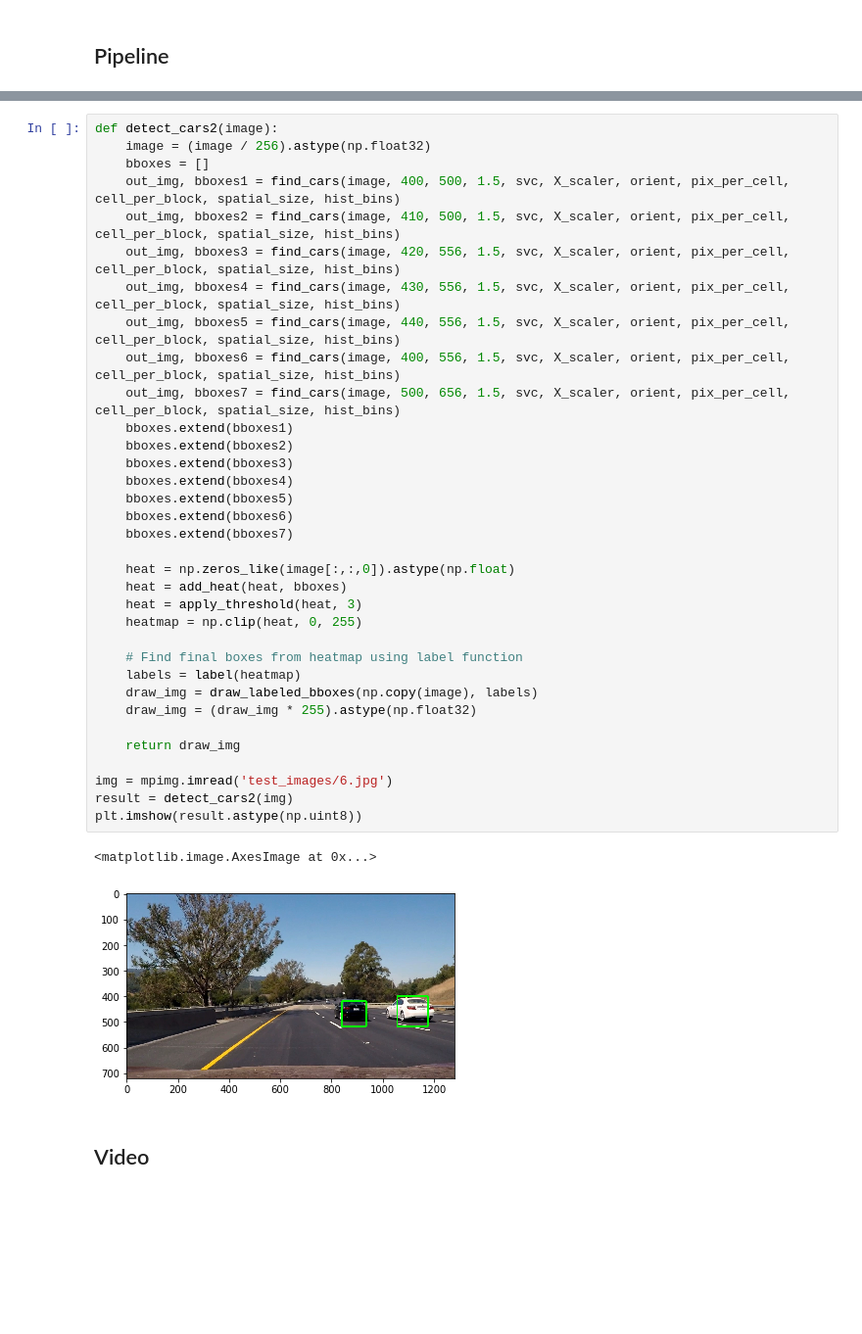
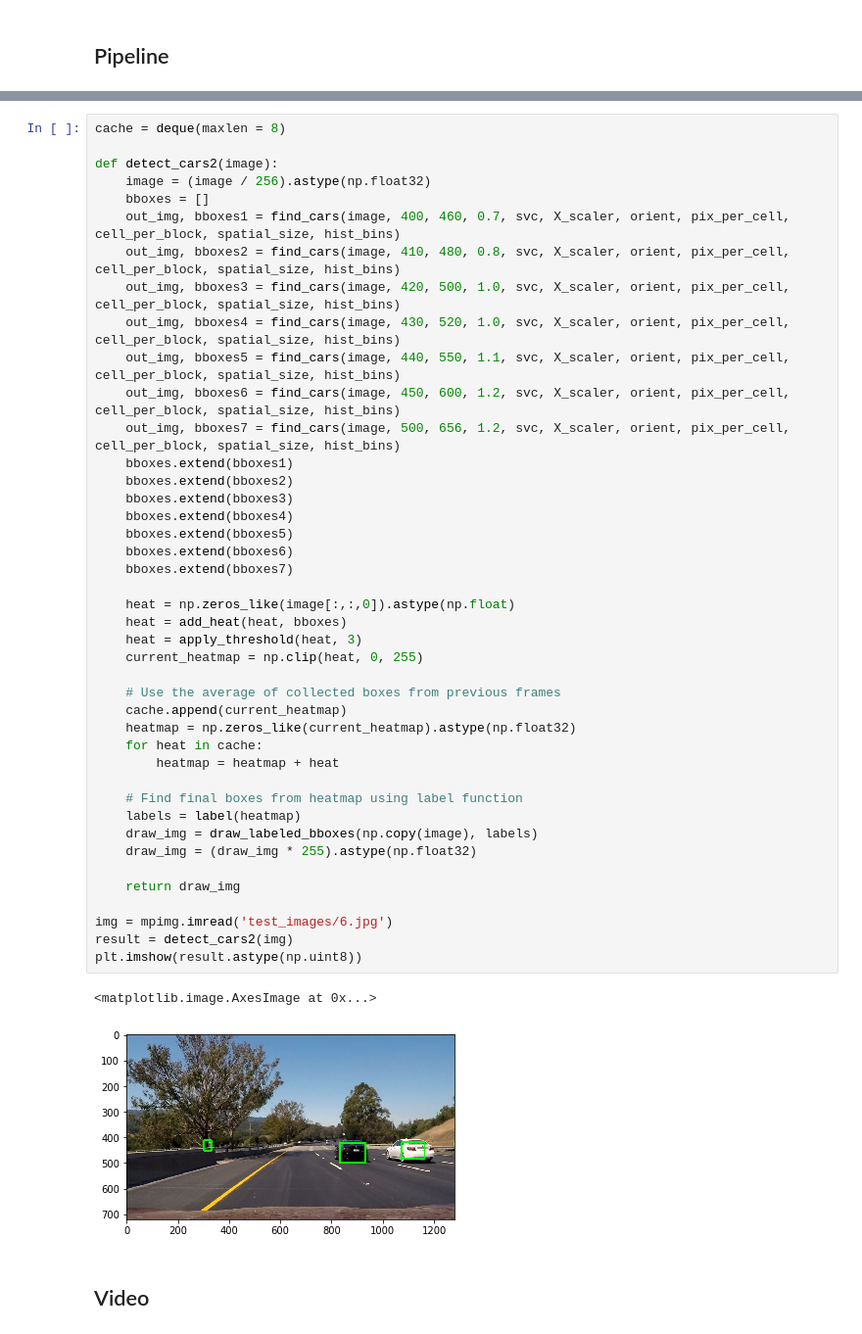
Before and after one commit to liferlisiqi/Vehicle-detection, a Jupyter notebook: Vehicle-Detection.ipynb, the cells around one changed output, grey strips where cells are left out. Shown at 98% size. Saved outputs shown, nothing was run; the diff lists cells and outputs as text; blank space fills up the shorter version.

```diff
--- a/Vehicle-Detection.ipynb
+++ b/Vehicle-Detection.ipynb
@@ -637,42 +640,50 @@ plt.imshow(result.astype(np.uint8))
 <matplotlib.image.AxesImage at 0x...>
 [figure]
 # %%
+cache = deque(maxlen = 8)
+
 def detect_cars2(image):
     image = (image / 256).astype(np.float32)
     bboxes = []
-    out_img, bboxes1 = find_cars(image, 400, 500, 1.5, svc, X_scaler, orient, pix_per_cell, cell_per_block, spatial_size, hist_bins)
-    out_img, bboxes2 = find_cars(image, 410, 500, 1.5, svc, X_scaler, orient, pix_per_cell, cell_per_block, spatial_size, hist_bins)
-    out_img, bboxes3 = find_cars(image, 420, 556, 1.5, svc, X_scaler, orient, pix_per_cell, cell_per_block, spatial_size, hist_bins)
-    out_img, bboxes4 = find_cars(image, 430, 556, 1.5, svc, X_scaler, orient, pix_per_cell, cell_per_block, spatial_size, hist_bins)
-    out_img, bboxes5 = find_cars(image, 440, 556, 1.5, svc, X_scaler, orient, pix_per_cell, cell_per_block, spatial_size, hist_bins)
-    out_img, bboxes6 = find_cars(image, 400, 556, 1.5, svc, X_scaler, orient, pix_per_cell, cell_per_block, spatial_size, hist_bins)
-    out_img, bboxes7 = find_cars(image, 500, 656, 1.5, svc, X_scaler, orient, pix_per_cell, cell_per_block, spatial_size, hist_bins)
+    out_img, bboxes1 = find_cars(image, 400, 460, 0.7, svc, X_scaler, orient, pix_per_cell, cell_per_block, spatial_size, hist_bins)
+    out_img, bboxes2 = find_cars(image, 410, 480, 0.8, svc, X_scaler, orient, pix_per_cell, cell_per_block, spatial_size, hist_bins)
+    out_img, bboxes3 = find_cars(image, 420, 500, 1.0, svc, X_scaler, orient, pix_per_cell, cell_per_block, spatial_size, hist_bins)
+    out_img, bboxes4 = find_cars(image, 430, 520, 1.0, svc, X_scaler, orient, pix_per_cell, cell_per_block, spatial_size, hist_bins)
+    out_img, bboxes5 = find_cars(image, 440, 550, 1.1, svc, X_scaler, orient, pix_per_cell, cell_per_block, spatial_size, hist_bins)
+    out_img, bboxes6 = find_cars(image, 450, 600, 1.2, svc, X_scaler, orient, pix_per_cell, cell_per_block, spatial_size, hist_bins)
+    out_img, bboxes7 = find_cars(image, 500, 656, 1.2, svc, X_scaler, orient, pix_per_cell, cell_per_block, spatial_size, hist_bins)
     bboxes.extend(bboxes1)
     bboxes.extend(bboxes2)
     bboxes.extend(bboxes3)
     bboxes.extend(bboxes4)
     bboxes.extend(bboxes5)
     bboxes.extend(bboxes6)
     bboxes.extend(bboxes7)
 
     heat = np.zeros_like(image[:,:,0]).astype(np.float)
     heat = add_heat(heat, bboxes)
     heat = apply_threshold(heat, 3)
-    heatmap = np.clip(heat, 0, 255)
+    current_heatmap = np.clip(heat, 0, 255)
+
+    # Use the average of collected boxes from previous frames
+    cache.append(current_heatmap)
+    heatmap = np.zeros_like(current_heatmap).astype(np.float32)
+    for heat in cache:
+        heatmap = heatmap + heat
 
     # Find final boxes from heatmap using label function
     labels = label(heatmap)
     draw_img = draw_labeled_bboxes(np.copy(image), labels)
     draw_img = (draw_img * 255).astype(np.float32)
 
     return draw_img
 
 img = mpimg.imread('test_images/6.jpg')
 result = detect_cars2(img)
 plt.imshow(result.astype(np.uint8))
 # %% [output]
 <matplotlib.image.AxesImage at 0x...>
-[figure, old version]
+[figure, new version]
 # %% [markdown]
 ## Video
 # %%
```
Also changed, not shown: parts of 8 cells of this notebook, 4 other files.
